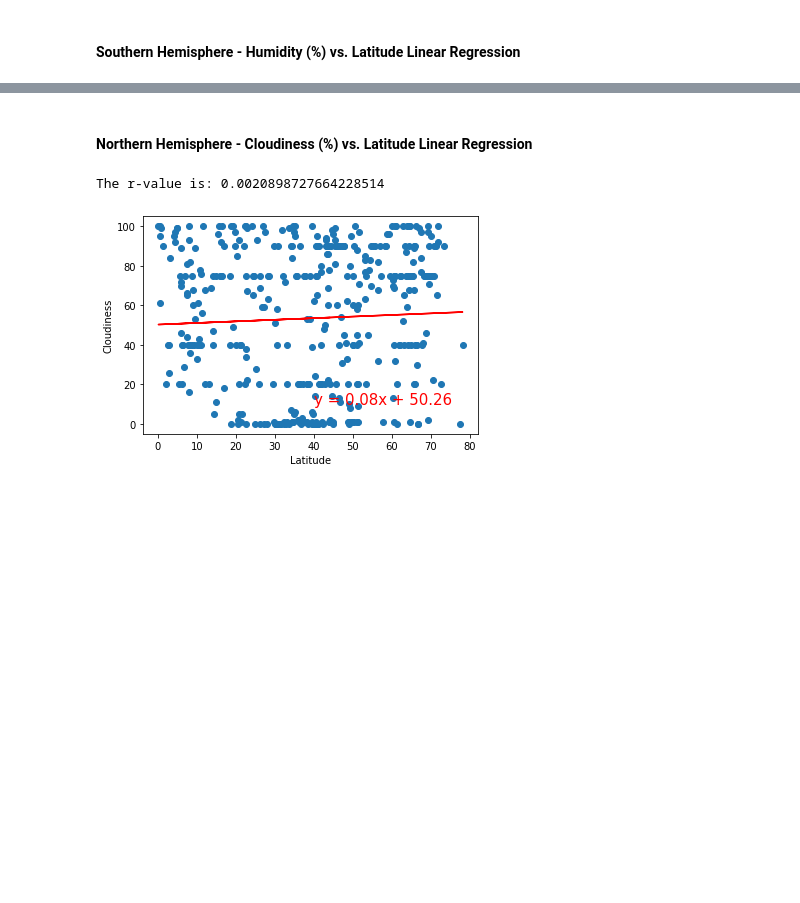
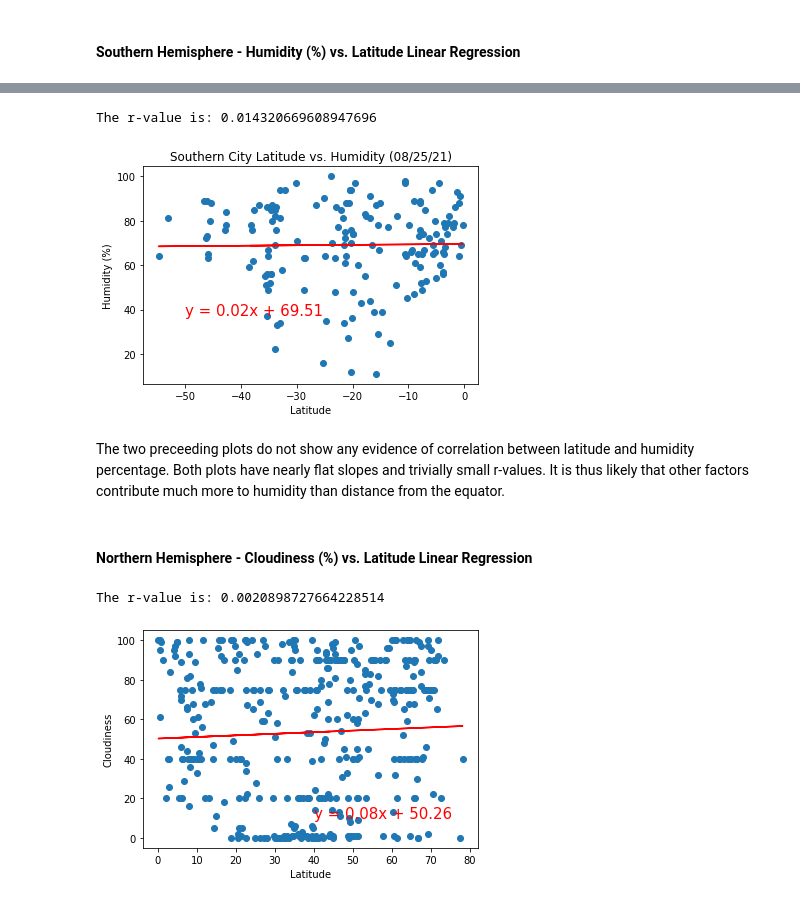
Before and after one commit to kellnergp/Weather-API-Mapping, a Jupyter notebook: WeatherPy/WeatherPy.ipynb, the cells around one changed output, grey strips where cells are left out. Drawn from its saved outputs; the diff is of its cells as text; code cells hidden in the pictures; blank space fills up the shorter version.

```diff
--- a/WeatherPy/WeatherPy.ipynb
+++ b/WeatherPy/WeatherPy.ipynb
@@ -350,3 +452,40 @@ The r-value is: 0.014985174297345524
+# %%
+# pull pertinent values into lists to make regression simpler
+x_val = southern_df['Lat'].tolist()
+y_val = southern_df['Humidity'].tolist()
+
+# use scipy.stats.linregress to determine the regression parameters
+(slope, intercept, rvalue, pvalue, stderr) = linregress(x_val, y_val)
+
+# generate the regression values using the slope-intercept equation
+regress_values = [value * slope + intercept for value in x_val]
+
+# generate the string for regression equation
+line_eq = "y = " + str(round(slope,2)) + "x + " + str(round(intercept,2))
+
+# print the r-value of the regression
+print(f"The r-value is: {rvalue}")
+
+# plot the values and the regression
+plt.figure()
+plt.scatter(x_val,y_val)
+plt.plot(x_val,regress_values,"r-")
+
+# add proper plot labels
+plt.title('Southern City Latitude vs. Humidity (08/25/21)')
+plt.xlabel('Latitude')
+plt.ylabel('Humidity (%)')
+
+# annotate the plot with line equation
+plt.annotate(line_eq,(-50,37.5),fontsize=15,color="red")
+
+# save figure as png file
+plt.savefig('output_data/Fig6s.png')
+# %% [output]
+The r-value is: 0.014320669608947696
+[figure, added]
+# %% [markdown]
+The two preceeding plots do not show any evidence of correlation between latitude and humidity percentage.  Both plots have nearly flat slopes and trivially small r-values.  It is thus likely that other factors contribute much more to humidity than distance from the equator.
 # %% [markdown]
 ####  Northern Hemisphere - Cloudiness (%) vs. Latitude Linear Regression
 # %%
```
Also changed, not shown: parts of 9 cells of this notebook, 4 other files.
